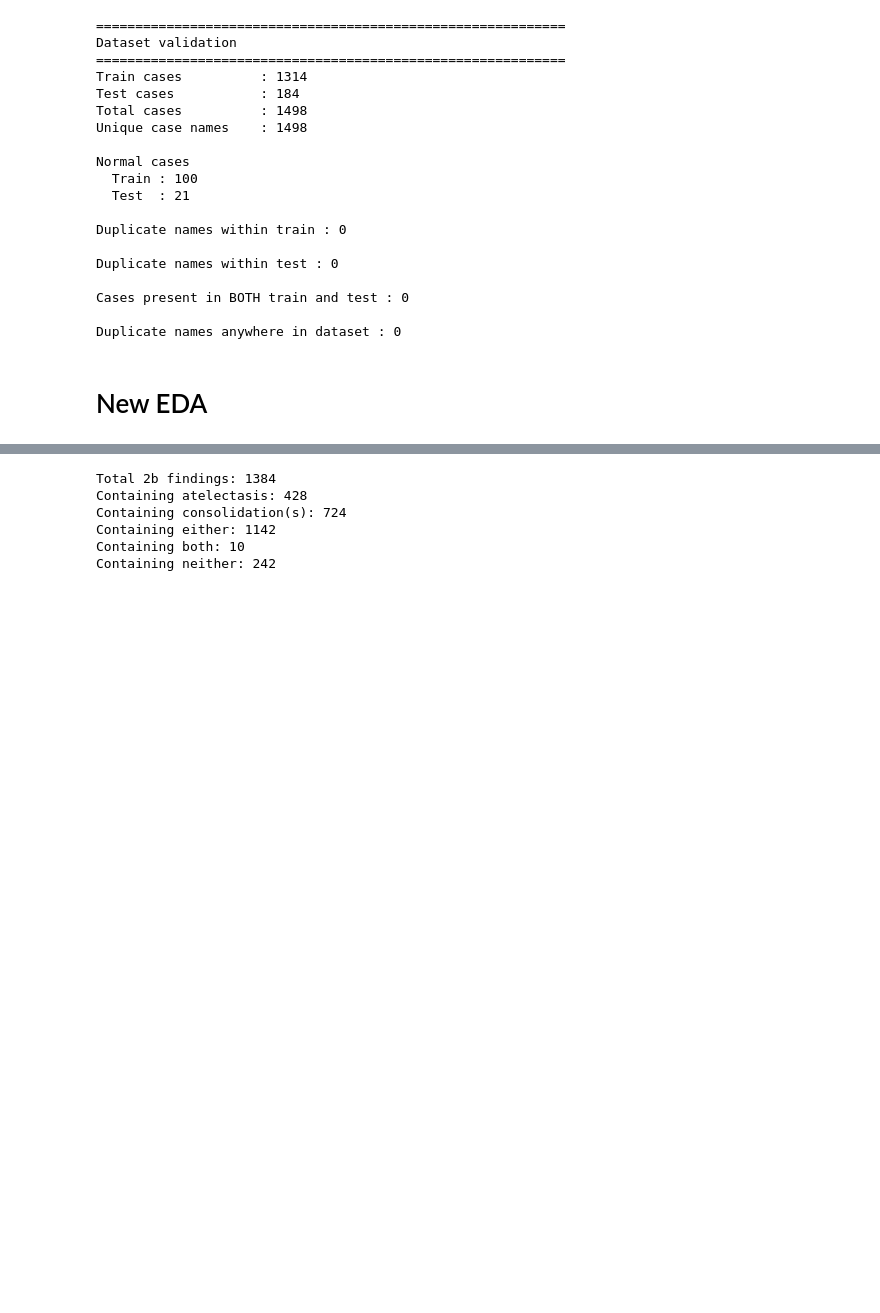
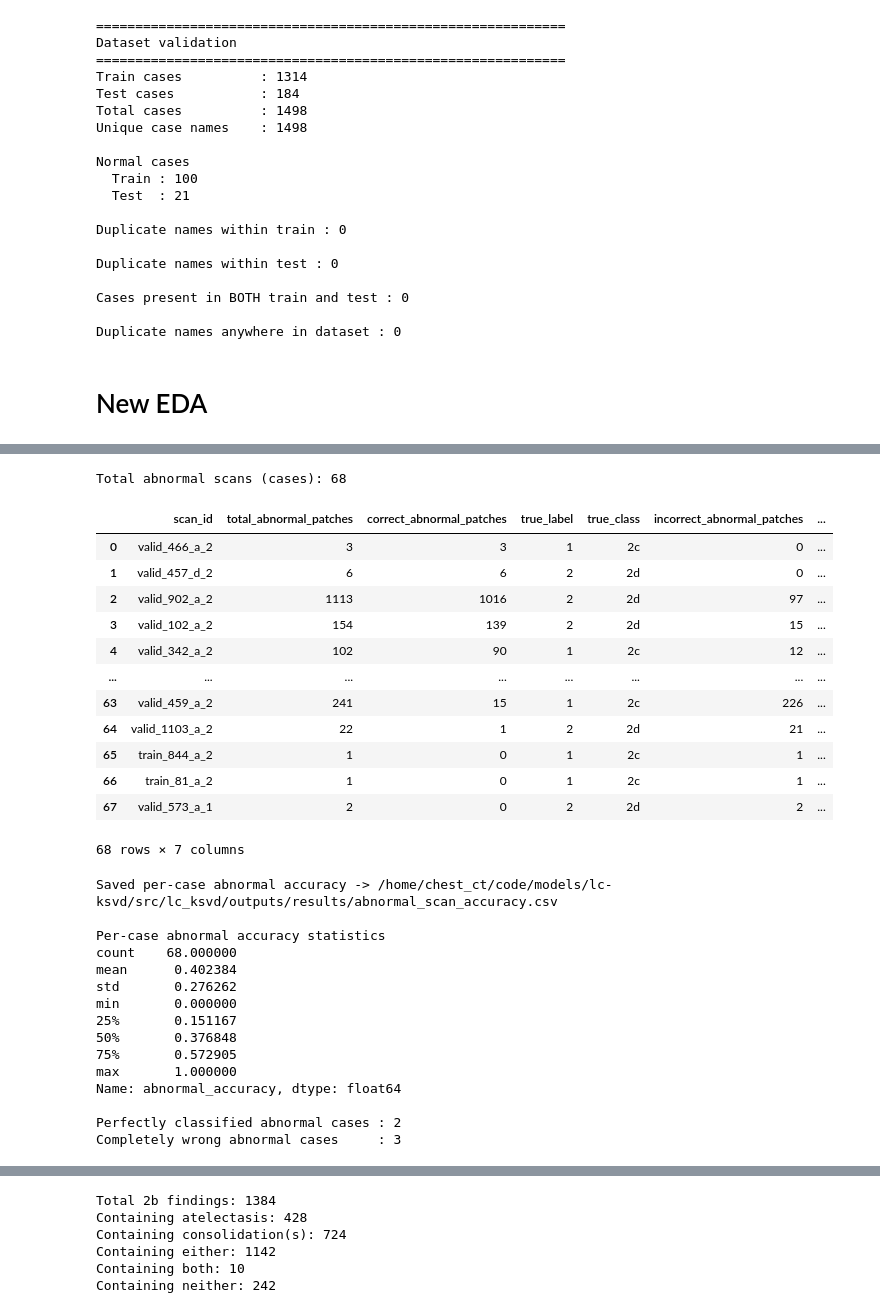
Before and after one commit to ckekula/fyp-3d-ct, a Jupyter notebook: eda/json.ipynb, the cells around one changed output, grey strips where cells are left out. Cells and saved outputs as stored; diff of their text form; code cells hidden in the pictures; blank space fills up the shorter version.

```diff
--- a/eda/json.ipynb
+++ b/eda/json.ipynb
@@ -1530,0 +1637,71 @@ df.head()
+# %%
+# =============================================================================
+# Per-case (per-scan) accuracy on abnormal patches only (true_label 1="2c", 2="2d")
+# =============================================================================
+abnormal_df = df[df["true_label"] != 0]
+
+abnormal_scan_stats = (
+    abnormal_df.groupby("scan_id")
+    .agg(
+        total_abnormal_patches=("correct", "count"),
+        correct_abnormal_patches=("correct", "sum"),
+        true_label=("true_label", "first"),
+        true_class=("true_class", "first"),
+    )
+    .reset_index()
+)
+
+abnormal_scan_stats["incorrect_abnormal_patches"] = (
+    abnormal_scan_stats["total_abnormal_patches"] - abnormal_scan_stats["correct_abnormal_patches"]
+)
+
+abnormal_scan_stats["abnormal_accuracy"] = (
+    abnormal_scan_stats["correct_abnormal_patches"] / abnormal_scan_stats["total_abnormal_patches"]
+)
+
+abnormal_scan_stats = abnormal_scan_stats.sort_values("abnormal_accuracy", ascending=False).reset_index(drop=True)
+
+print(f"Total abnormal scans (cases): {abnormal_scan_stats['scan_id'].nunique():,}")
+display(abnormal_scan_stats)
+
+# save
+out_abnormal = "/home/chest_ct/code/models/lc-ksvd/src/lc_ksvd/outputs/results/abnormal_scan_accuracy.csv"
+abnormal_scan_stats.to_csv(out_abnormal, index=False)
+print(f"\nSaved per-case abnormal accuracy -> {out_abnormal}")
+
+# summary
+print("\nPer-case abnormal accuracy statistics")
+print(abnormal_scan_stats["abnormal_accuracy"].describe())
+
+print("\nPerfectly classified abnormal cases :", (abnormal_scan_stats["abnormal_accuracy"] == 1.0).sum())
+print("Completely wrong abnormal cases     :", (abnormal_scan_stats["abnormal_accuracy"] == 0.0).sum())
+# %% [output]
+Total abnormal scans (cases): 68
+|  | scan_id | total_abnormal_patches | correct_abnormal_patches | true_label | true_class | incorrect_abnormal_patches | ... |
+| 0 | valid_466_a_2 | 3 | 3 | 1 | 2c | 0 | ... |
+| 1 | valid_457_d_2 | 6 | 6 | 2 | 2d | 0 | ... |
+| 2 | valid_902_a_2 | 1113 | 1016 | 2 | 2d | 97 | ... |
+| 3 | valid_102_a_2 | 154 | 139 | 2 | 2d | 15 | ... |
+| 4 | valid_342_a_2 | 102 | 90 | 1 | 2c | 12 | ... |
+| ... | ... | ... | ... | ... | ... | ... | ... |
+| 63 | valid_459_a_2 | 241 | 15 | 1 | 2c | 226 | ... |
+| 64 | valid_1103_a_2 | 22 | 1 | 2 | 2d | 21 | ... |
+| 65 | train_844_a_2 | 1 | 0 | 1 | 2c | 1 | ... |
+| 66 | train_81_a_2 | 1 | 0 | 1 | 2c | 1 | ... |
+| 67 | valid_573_a_1 | 2 | 0 | 2 | 2d | 2 | ... |
+68 rows × 7 columns
+Saved per-case abnormal accuracy -> /home/chest_ct/code/models/lc-ksvd/src/lc_ksvd/outputs/results/abnormal_scan_accuracy.csv
+
+Per-case abnormal accuracy statistics
+count    68.000000
+mean      0.402384
+std       0.276262
+min       0.000000
+25%       0.151167
+50%       0.376848
+75%       0.572905
+max       1.000000
+Name: abnormal_accuracy, dtype: float64
+
+Perfectly classified abnormal cases : 2
+Completely wrong abnormal cases     : 3
```
Also changed, not shown: parts of 3 cells of this notebook, 15 other files.
